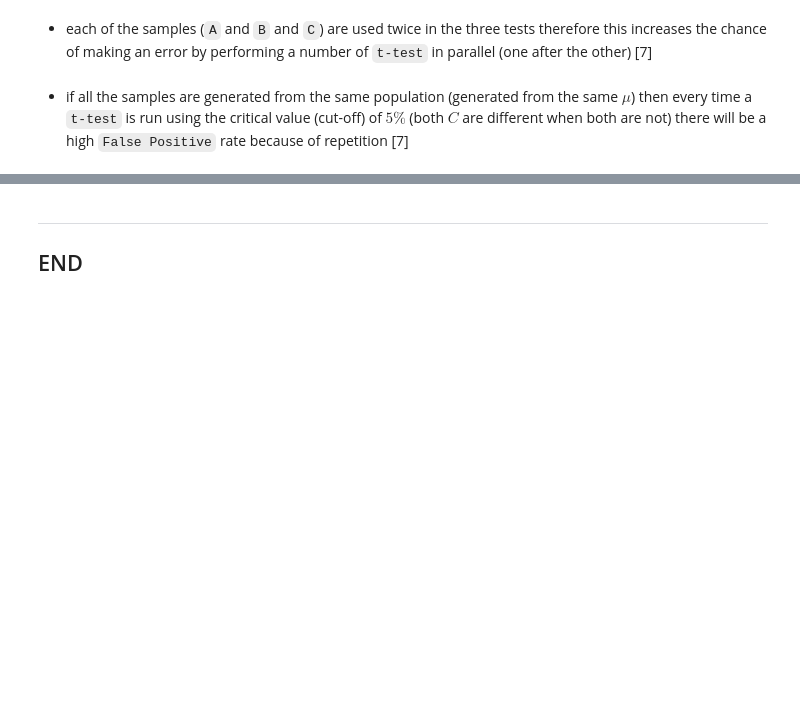
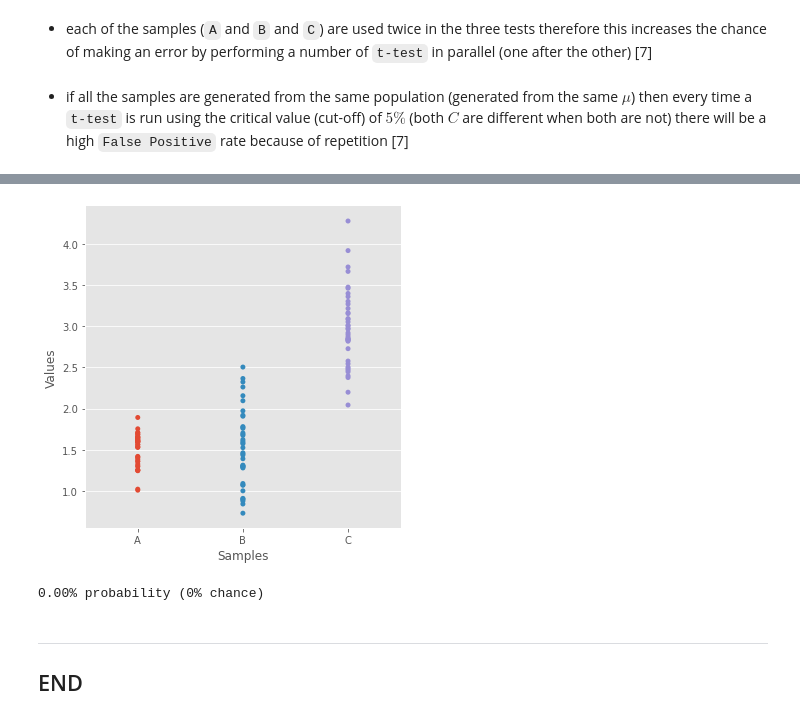
Before and after one commit to SeanOhAileasa/mls-scikit-learn-scipy-stats, a Jupyter notebook: scipy-stats.ipynb, the cells around one changed output, grey strips where cells are left out. Saved outputs shown, nothing was run; the diff lists cells and outputs as text; code cells hidden in the pictures; blank space fills up the shorter version.

```diff
--- a/scipy-stats.ipynb
+++ b/scipy-stats.ipynb
@@ -1332,0 +1362,4 @@ Type I Error (False Positives): 13.2%
+# %%
+sns.catplot(x="Samples",y="Values",jitter=False,data=df_A_B_C);
+# %% [output]
+[figure, added]
@@ -1333,3 +1368,7 @@ Type I Error (False Positives): 13.2%
+# %%
+print(f"{p_ss_anova:0.2f}% probability ({p_ss_anova*10:.0f}% chance)") # typical cutoff 0.05
+# %% [output]
+0.00% probability (0% chance)
 # %% [markdown]
 ***
 ## END
```
Also changed, not shown: parts of 40 cells of this notebook, 2 other files.
